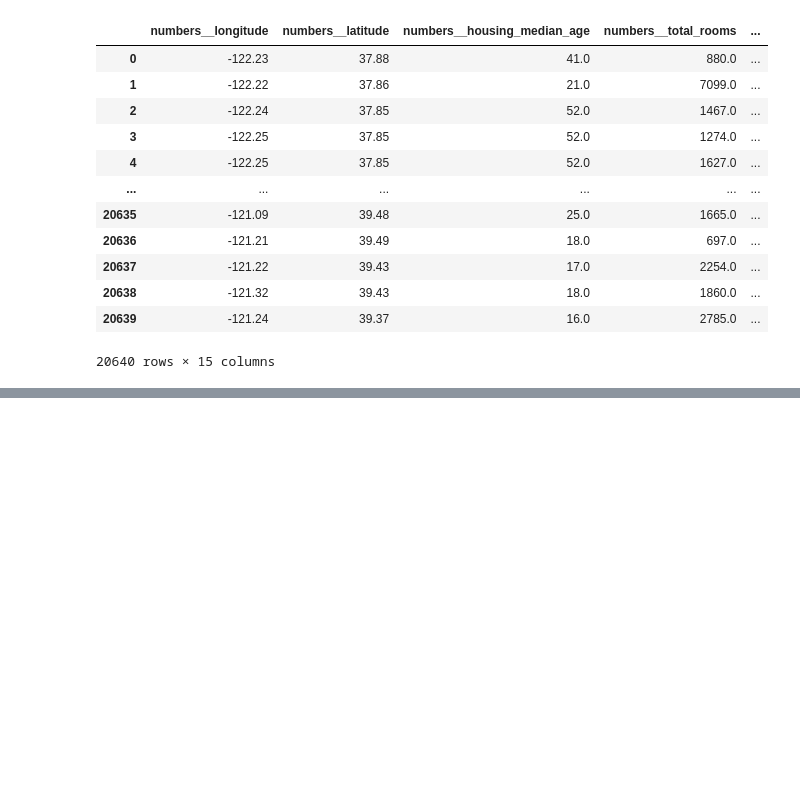
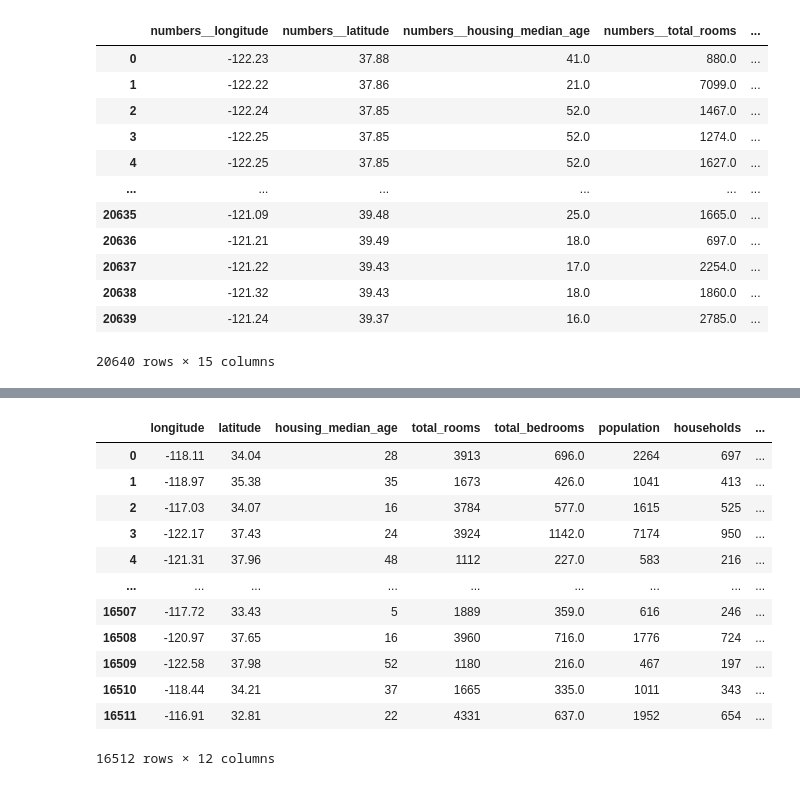
Before and after one commit to jenilpanchal-05/ml-ds-code-real-life-problem, a Jupyter notebook: practice.ipynb, the cells around one changed output, grey strips where cells are left out. Saved outputs shown, nothing was run; the diff lists cells and outputs as text; code cells hidden in the pictures; blank space fills up the shorter version.

```diff
--- a/practice.ipynb
+++ b/practice.ipynb
@@ -111,0 +172,21 @@ Reshape your data either using array.reshape(-1, 1) if your data has a single fe
+# %%
+# Here we now see the value that how much error it has
+new_dataset=pd.read_csv("output.csv")
+old_dataset=pd.read_csv("input.csv")
+alpha=new_dataset[['predicted_median_house_value']]
+beta=old_dataset[['median_house_value']]
+concat=pd.concat(
+# %% [output]
+|  | longitude | latitude | housing_median_age | total_rooms | total_bedrooms | population | households | ... |
+| 0 | -118.11 | 34.04 | 28 | 3913 | 696.0 | 2264 | 697 | ... |
+| 1 | -118.97 | 35.38 | 35 | 1673 | 426.0 | 1041 | 413 | ... |
+| 2 | -117.03 | 34.07 | 16 | 3784 | 577.0 | 1615 | 525 | ... |
+| 3 | -122.17 | 37.43 | 24 | 3924 | 1142.0 | 7174 | 950 | ... |
+| 4 | -121.31 | 37.96 | 48 | 1112 | 227.0 | 583 | 216 | ... |
+| ... | ... | ... | ... | ... | ... | ... | ... | ... |
+| 16507 | -117.72 | 33.43 | 5 | 1889 | 359.0 | 616 | 246 | ... |
+| 16508 | -120.97 | 37.65 | 16 | 3960 | 716.0 | 1776 | 724 | ... |
+| 16509 | -122.58 | 37.98 | 52 | 1180 | 216.0 | 467 | 197 | ... |
+| 16510 | -118.44 | 34.21 | 37 | 1665 | 335.0 | 1011 | 343 | ... |
+| 16511 | -116.91 | 32.81 | 22 | 4331 | 637.0 | 1952 | 654 | ... |
+16512 rows × 12 columns
```
Also changed, not shown: parts of 2 cells of this notebook, 4 other files.
